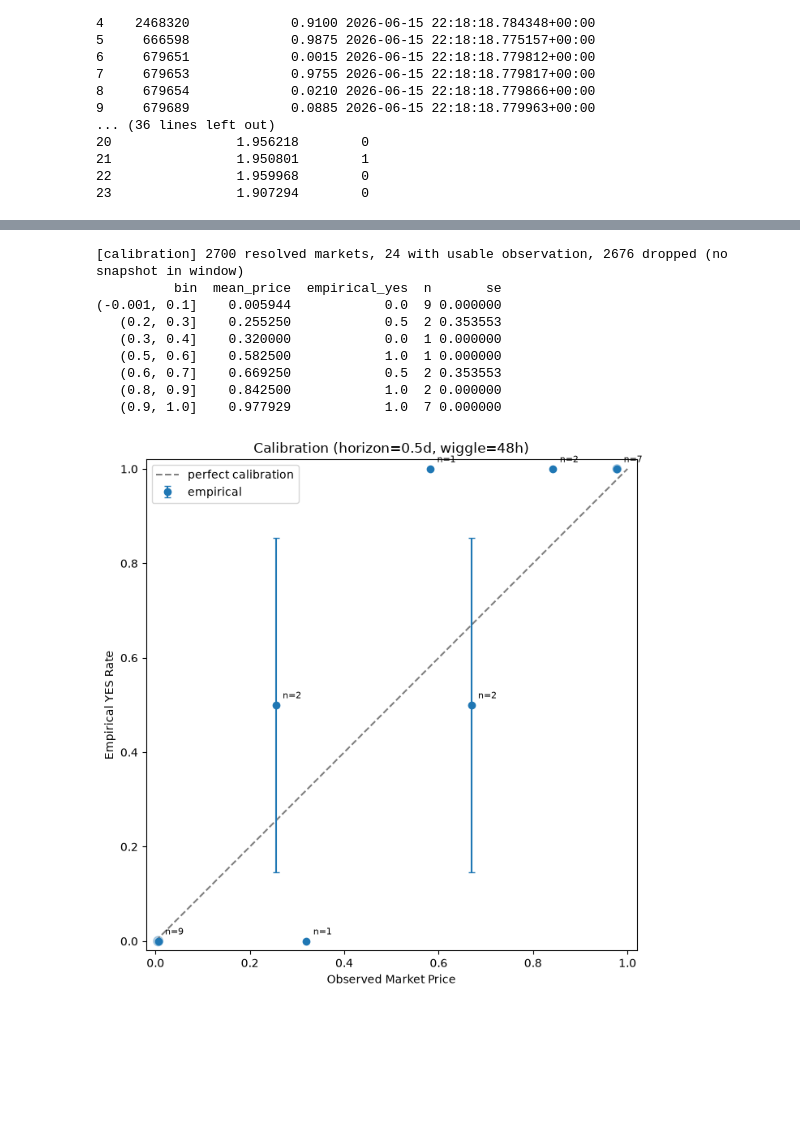
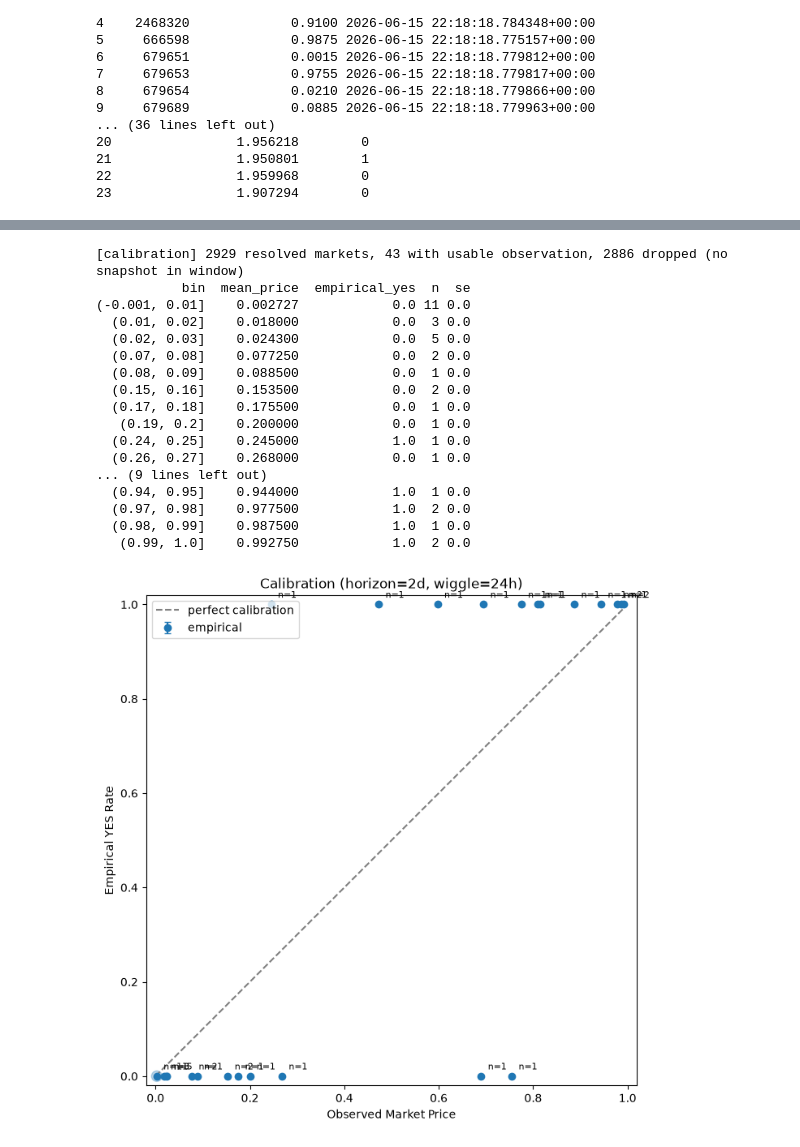
Before and after one commit to BenRodriguez1029/PredictionMarket, a Jupyter notebook: notebooks/m2.ipynb, the cells around one changed output, grey strips where cells are left out. Cells and saved outputs as stored; diff of their text form; code cells hidden in the pictures; blank space fills up the shorter version.

Commit message:
Fixed bug with grabbing data from resolved markets

```diff
--- a/notebooks/m2.ipynb
+++ b/notebooks/m2.ipynb
@@ -95,21 +95,29 @@ print(sweep.to_string(index=False))
 ... (12 outputs left out)
 # %%
-horizon, tol = 0.5, 48
+horizon, tol = 2, 24
 
 calibration_data = build_calibration_data(horizon_days=horizon, wiggle_hours=tol)
 
 curve = calibration_curve(calibration_data, n_bins=10)
 print(curve[["bin", "mean_price", "empirical_yes", "n", "se"]].to_string(index=False))
 
 plot_calibration(curve, title=f"Calibration (horizon={horizon}d, wiggle={tol}h)")
 # %% [output]
-[calibration] 2700 resolved markets, 24 with usable observation, 2676 dropped (no snapshot in window)
-          bin  mean_price  empirical_yes  n       se
-(-0.001, 0.1]    0.005944            0.0  9 0.000000
-   (0.2, 0.3]    0.255250            0.5  2 0.353553
-   (0.3, 0.4]    0.320000            0.0  1 0.000000
-   (0.5, 0.6]    0.582500            1.0  1 0.000000
-   (0.6, 0.7]    0.669250            0.5  2 0.353553
-   (0.8, 0.9]    0.842500            1.0  2 0.000000
-   (0.9, 1.0]    0.977929            1.0  7 0.000000
+[calibration] 2929 resolved markets, 43 with usable observation, 2886 dropped (no snapshot in window)
+           bin  mean_price  empirical_yes  n  se
+(-0.001, 0.01]    0.002727            0.0 11 0.0
+  (0.01, 0.02]    0.018000            0.0  3 0.0
+  (0.02, 0.03]    0.024300            0.0  5 0.0
+  (0.07, 0.08]    0.077250            0.0  2 0.0
+  (0.08, 0.09]    0.088500            0.0  1 0.0
+  (0.15, 0.16]    0.153500            0.0  2 0.0
+  (0.17, 0.18]    0.175500            0.0  1 0.0
+   (0.19, 0.2]    0.200000            0.0  1 0.0
+  (0.24, 0.25]    0.245000            1.0  1 0.0
+  (0.26, 0.27]    0.268000            0.0  1 0.0
+... (9 lines left out)
+  (0.94, 0.95]    0.944000            1.0  1 0.0
+  (0.97, 0.98]    0.977500            1.0  2 0.0
+  (0.98, 0.99]    0.987500            1.0  1 0.0
+   (0.99, 1.0]    0.992750            1.0  2 0.0
-[figure, old version]
+[figure, new version]
```
Also changed, not shown: parts of 1 cell of this notebook, 3 other files.
